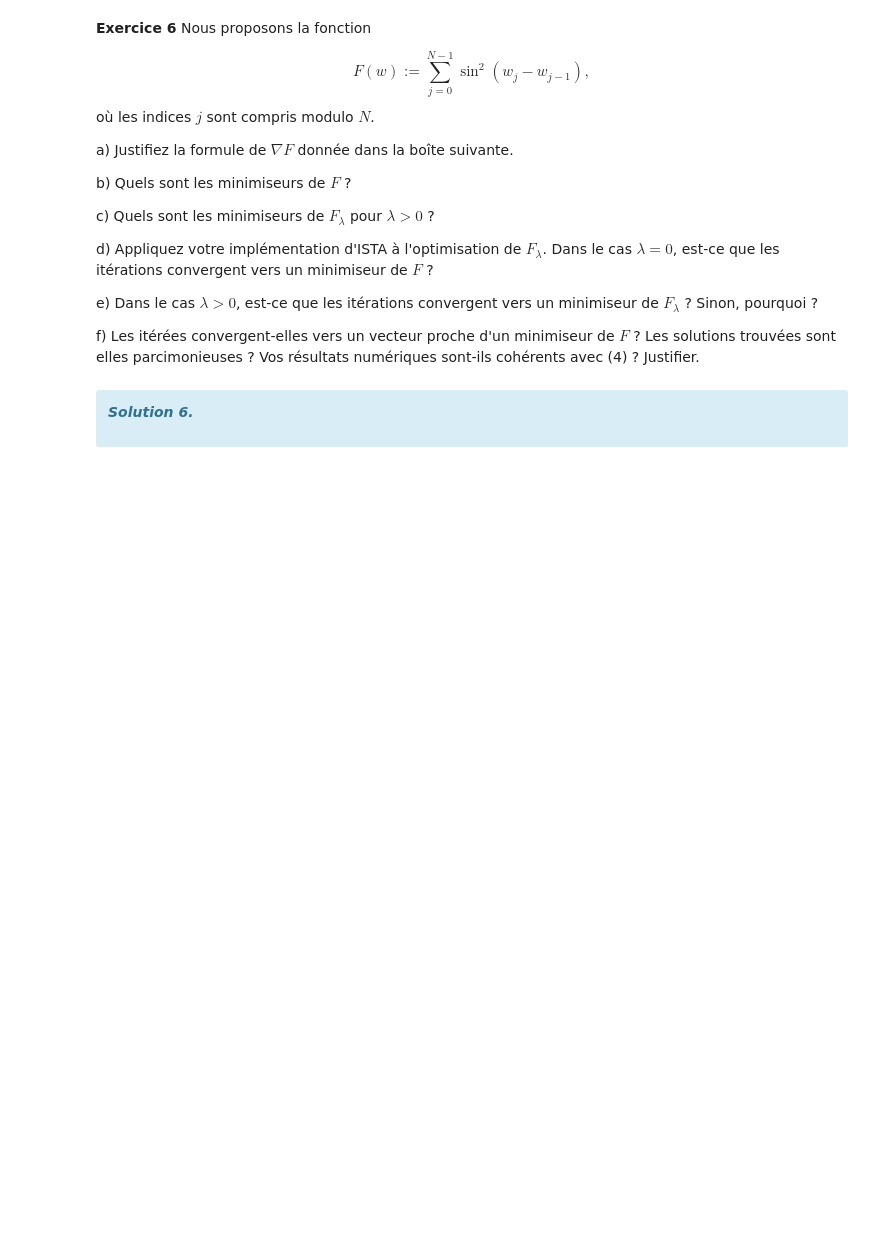
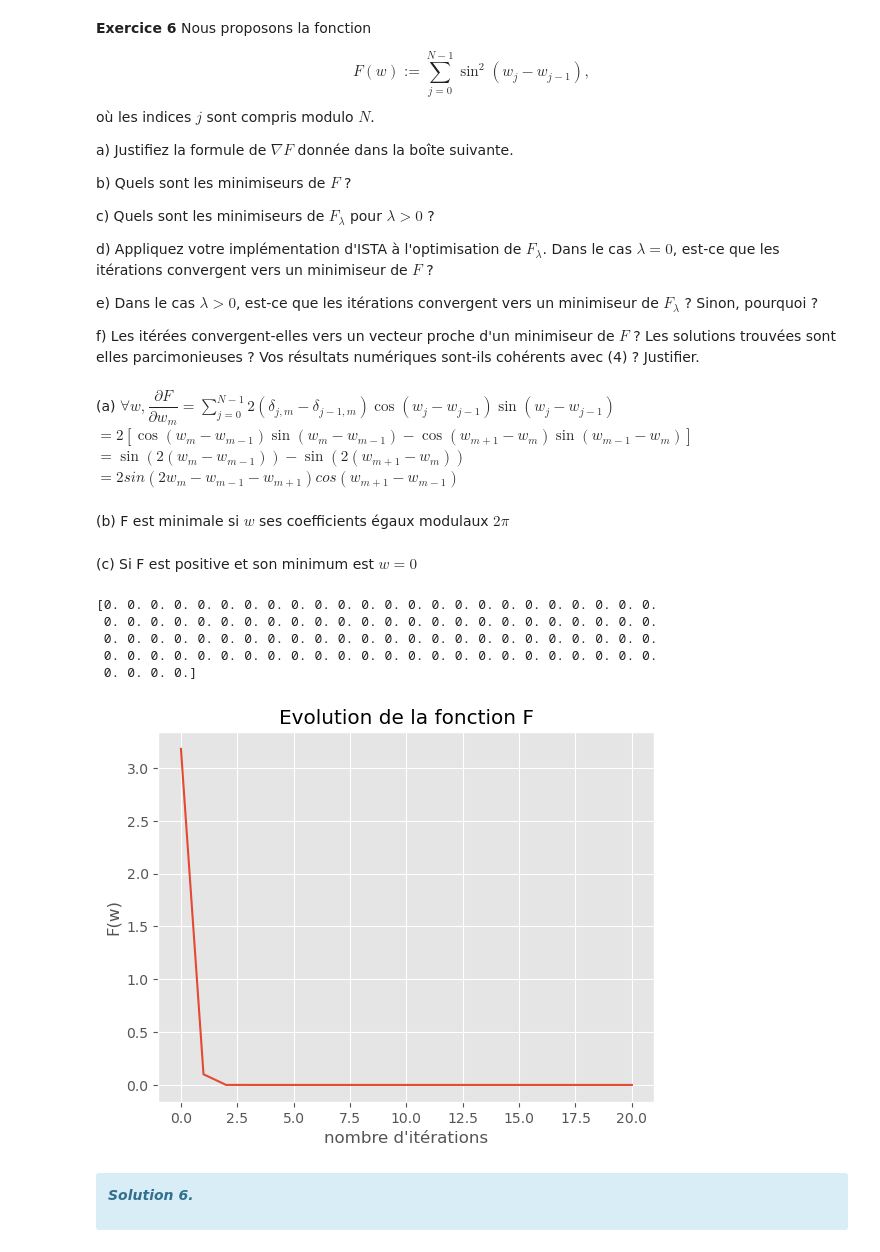
Before and after one commit to VictorNiaussat/optimization, a Jupyter notebook: TP4_Gradient_stochastique_et_regularisation_l1.ipynb, the cells around one changed output. Cells and saved outputs as stored; diff of their text form; code cells hidden in the pictures; blank space fills up the shorter version.

Commit message:
2nd fonction avec methode ISTA

```diff
--- a/TP4_Gradient_stochastique_et_regularisation_l1.ipynb
+++ b/TP4_Gradient_stochastique_et_regularisation_l1.ipynb
@@ -651,8 +651,6 @@ Nitermax =15
 # %%
 def methodeISTA(Lambda,Nitermax):
     N = 100
-    w_star = .5*nprd.random(N) - .25
-    F, GradF = buildF(w_star), buildGradF(w_star)
     # Paramètres de l'algorithme d'optimisation
     alpha = .1
     Lambda = Lambda
@@ -675,7 +673,7 @@ def methodeISTA(Lambda,Nitermax):
         NZ.append(count_non_zeros(w))
         niter += 1
     W=np.array(W)
-    return (Fv,E,NZ)   #(F_lambda,F,NZ)
+    return (Fv,E,NZ,W)   #(F_lambda,F,NZ)
 # %%
 ## (Préliminaire pour l'exercice 5)
 # Initialisation
@@ -790,9 +788,34 @@ d) Appliquez votre implémentation d'ISTA à l'optimisation de $F_\lambda$. Dans
 e) Dans le cas $\lambda>0$, est-ce que les itérations convergent vers un minimiseur de $F_\lambda$ ? Sinon, pourquoi ?
 
 f) Les itérées convergent-elles vers un vecteur proche d'un minimiseur de $F$ ? Les solutions trouvées sont elles parcimonieuses ? Vos résultats numériques sont-ils cohérents avec (4) ? Justifier.
+# %% [markdown]
+(a) $\forall w, \dfrac{\partial F}{\partial w_m} = \sum_{j=0}^{N-1} 2(\delta_{j,m}-\delta_{j-1,m})\cos( w_j - w_{j-1})\sin( w_j - w_{j-1}) $\
+$= 2 \left[ \cos( w_m - w_{m-1})\sin(w_m - w_{m-1})-\cos(w_{m+1} - w_{m})\sin(w_{m-1} - w_{m})\right] $\
+$= \sin(2(w_m - w_{m-1})) -\sin(2(w_{m+1} - w_m)) $\
+$= 2sin(2w_m-w_{m-1}-w_{m+1})cos(w_{m+1}-w_{m-1})$
+# %% [markdown]
+(b) F est minimale si $w$  ses coefficients  égaux modulaux $2 \pi$
+# %% [markdown]
+(c) Si F est positive et son minimum est $w = 0$
 # %%
 F = lambda w : np.sum( np.sin(w - np.roll(w,1))**2 )
 GradF = lambda w : 2*np.sin(2*w - np.roll(w,1) - np.roll(w,-1))*np.cos(np.roll(w,1)                                                                   - np.roll(w,-1))
+# %%
+(Fv,E,NZ,W)=methodeISTA(Lambda=1.1,Nitermax=20)
+plt.style.use("ggplot")
+plt.figure()
+plt.plot(Fv)
+plt.title('Evolution de la fonction F')
+plt.xlabel("nombre d'itérations")
+plt.ylabel("F(w)")
+print(W[-1])
+# %% [output]
+[0. 0. 0. 0. 0. 0. 0. 0. 0. 0. 0. 0. 0. 0. 0. 0. 0. 0. 0. 0. 0. 0. 0. 0.
+ 0. 0. 0. 0. 0. 0. 0. 0. 0. 0. 0. 0. 0. 0. 0. 0. 0. 0. 0. 0. 0. 0. 0. 0.
+ 0. 0. 0. 0. 0. 0. 0. 0. 0. 0. 0. 0. 0. 0. 0. 0. 0. 0. 0. 0. 0. 0. 0. 0.
+ 0. 0. 0. 0. 0. 0. 0. 0. 0. 0. 0. 0. 0. 0. 0. 0. 0. 0. 0. 0. 0. 0. 0. 0.
+ 0. 0. 0. 0.]
+[figure, added]
 # %% [markdown]
 <div class="alert alert-block alert-info" style="margin-top: 0px">
 
```
Also changed, not shown: parts of 2 cells of this notebook.
